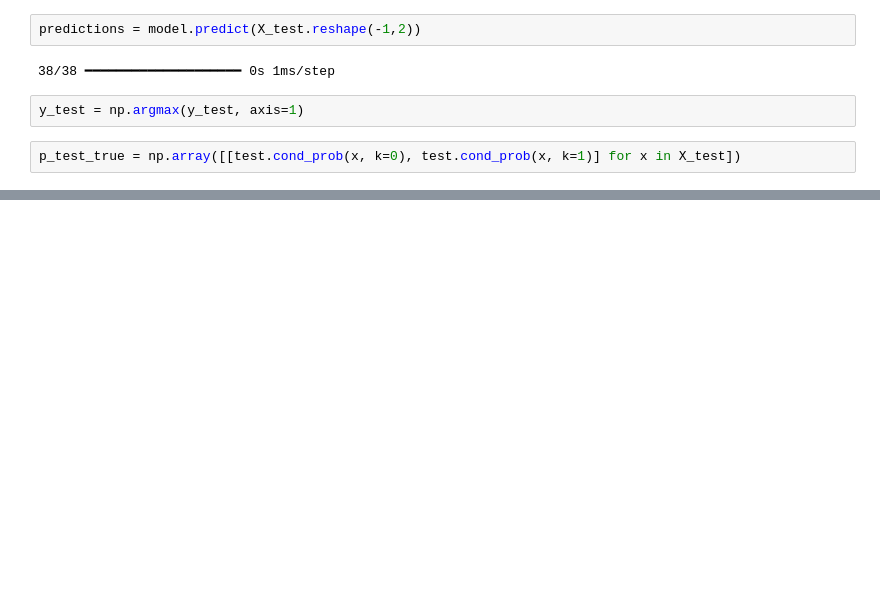
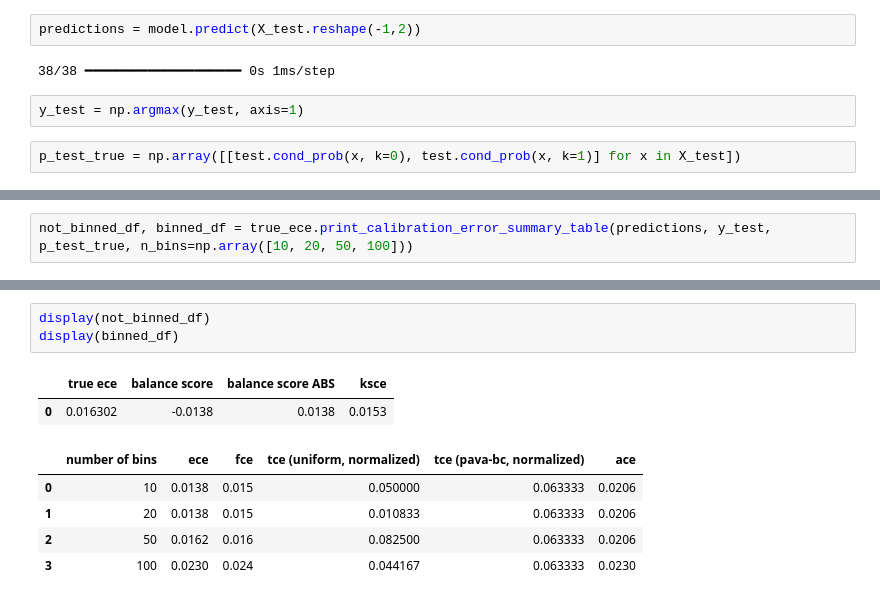
Before and after one commit to moritzsoelderer/Bachelor-Thesis-Should-you-use-the-ECE, a Jupyter notebook: experiments/balanced_hard_dichotomy_few_features.ipynb, the cells around one changed output, grey strips where cells are left out. Cells and saved outputs as stored; diff of their text form; blank space fills up the shorter version.

Commit message:
Added table representation of calibration error summary

```diff
--- a/experiments/balanced_hard_dichotomy_few_features.ipynb
+++ b/experiments/balanced_hard_dichotomy_few_features.ipynb
@@ -94,0 +86,2 @@ plt.table(cellText=binned_metrics, rowLabels=["ece", "fce", "tce", "ace"], colLa
+# %%
+not_binned_df, binned_df = true_ece.print_calibration_error_summary_table(predictions, y_test, p_test_true, n_bins=np.array([10, 20, 50, 100]))
@@ -94,0 +102,11 @@ plt.table(cellText=binned_metrics, rowLabels=["ece", "fce", "tce", "ace"], colLa
+# %%
+display(not_binned_df)
+display(binned_df)
+# %% [output]
+|  | true ece | balance score | balance score ABS | ksce |
+| 0 | 0.016302 | -0.0138 | 0.0138 | 0.0153 |
+|  | number of bins | ece | fce | tce (uniform, normalized) | tce (pava-bc, normalized) | ace |
+| 0 | 10 | 0.0138 | 0.015 | 0.050000 | 0.063333 | 0.0206 |
+| 1 | 20 | 0.0138 | 0.015 | 0.010833 | 0.063333 | 0.0206 |
+| 2 | 50 | 0.0162 | 0.016 | 0.082500 | 0.063333 | 0.0206 |
+| 3 | 100 | 0.0230 | 0.024 | 0.044167 | 0.063333 | 0.0230 |
```
Also changed, not shown: parts of 9 cells of this notebook, 1 other file.
